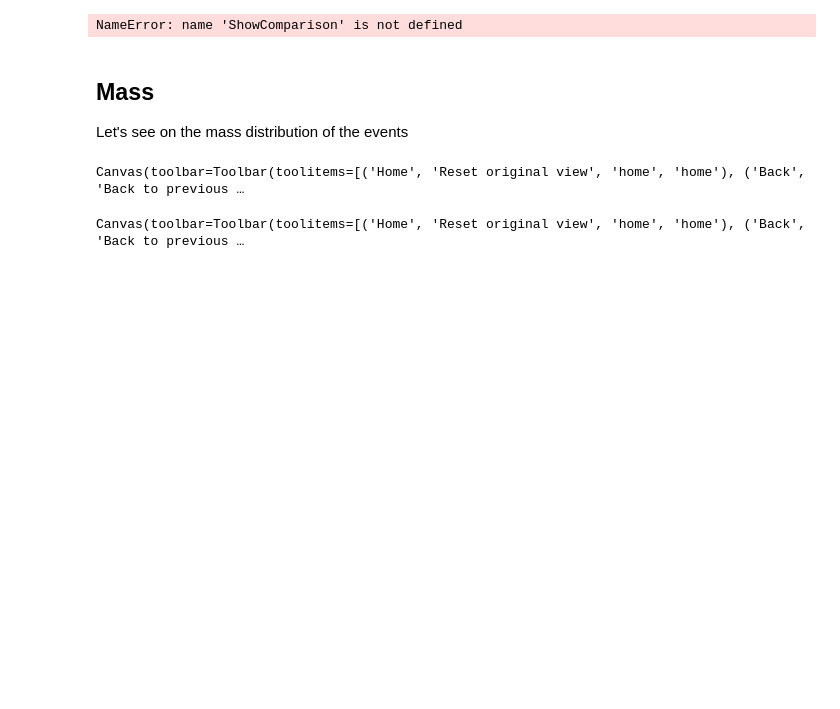
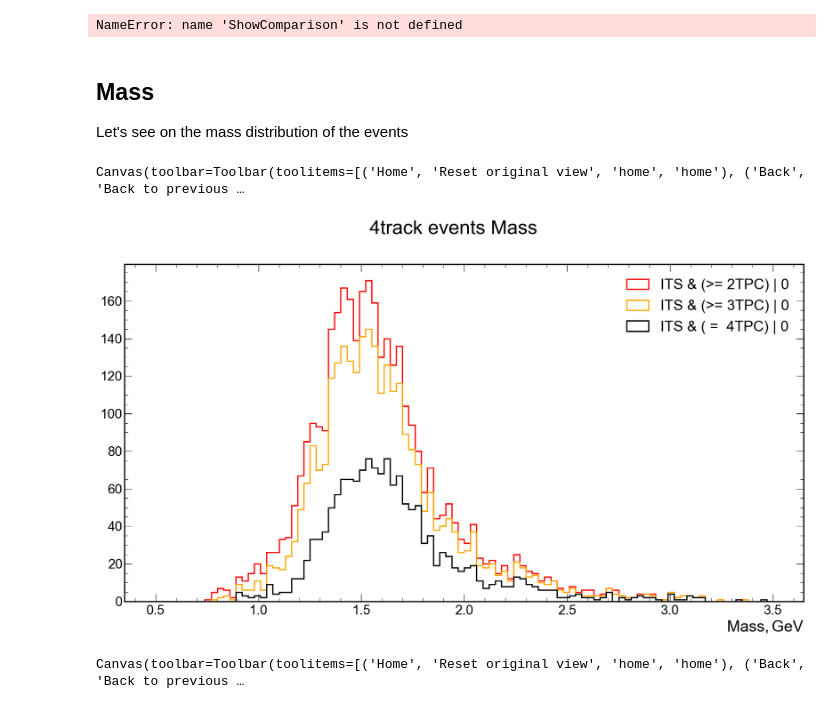
Before and after one commit to bdrum/cern-physics, a Jupyter notebook: notebooks/4TracksAnalysis.ipynb, the cells around one changed output. Drawn from its saved outputs; the diff is of its cells as text; code cells hidden in the pictures; blank space fills up the shorter version.

```diff
--- a/notebooks/4TracksAnalysis.ipynb
+++ b/notebooks/4TracksAnalysis.ipynb
@@ -188,20 +188,18 @@ Let's see on the mass distribution of the events
 # %%
 from modules.physics import kinematics
 from modules.physics.analysis.ITSvsTPC_events import *
 
 %matplotlib widget
 
-tpcimpMass = []
 colors = ['red', 'orange', 'black']
 labels = ['ITS & (>= 2TPC)', 'ITS & (>= 3TPC)', 'ITS & ( =  4TPC)']
 
-for i in range(2,5):
-    tpcimpMass.append(kinematics.mass_events(ft.GetTracksWithPtLt(ft.GetTracksWithNTPC(ft.four_tracks_zq,i))))
 
-ShowComparisonSame('4track events Mass', tpcimpMass, '$Mass, GeV$',
+ShowComparisonSame('4track events Mass', ft_zq_Mass_nTpc[2:], '$Mass, GeV$',
                    labels, colors, nBins=100, ranges=(0.5, 3.5))
 # %% [output]
 Canvas(toolbar=Toolbar(toolitems=[('Home', 'Reset original view', 'home', 'home'), ('Back', 'Back to previous …
+[figure, added]
 # %%
 from modules.physics import kinematics
 
```
Also changed, not shown: parts of 16 cells of this notebook, 7 other files.
